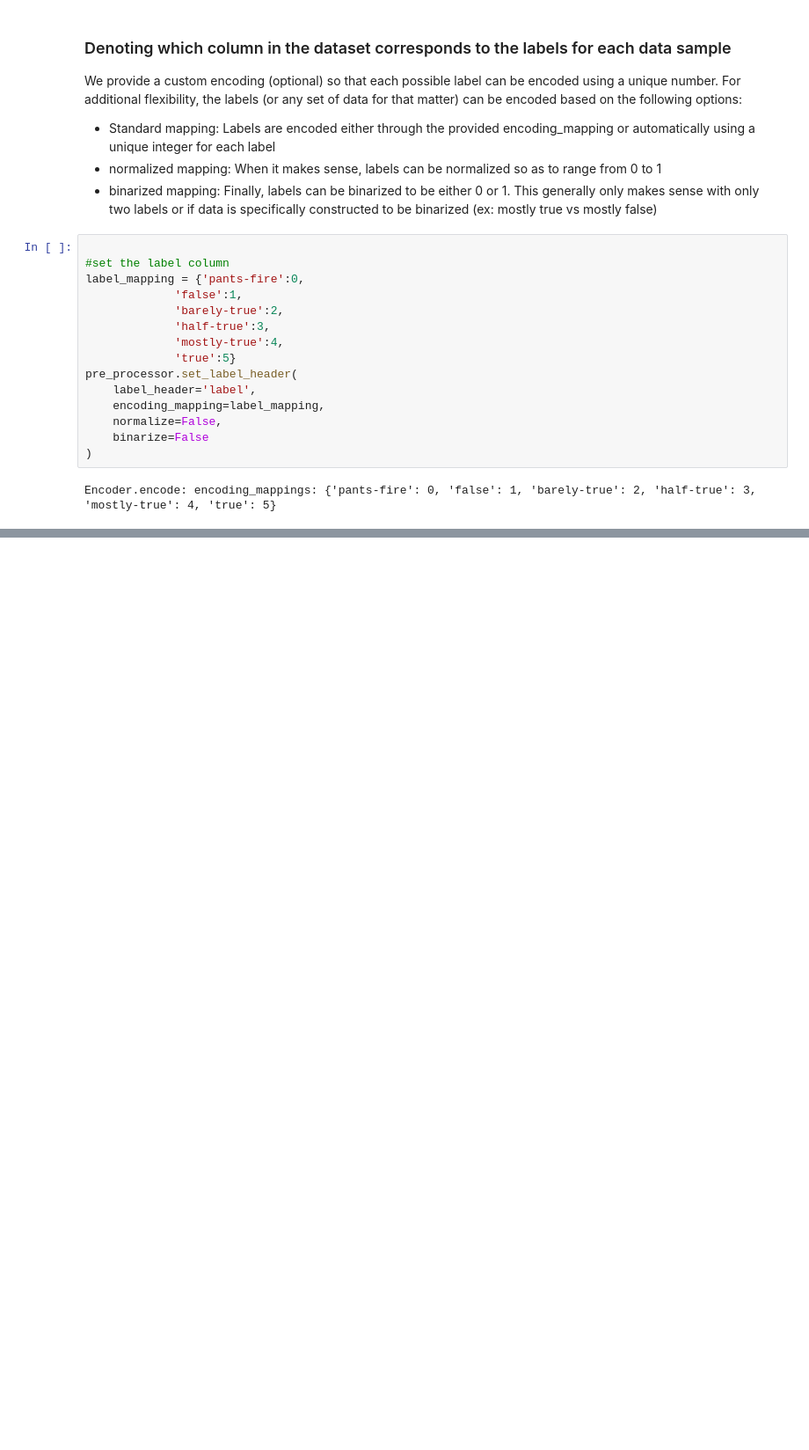
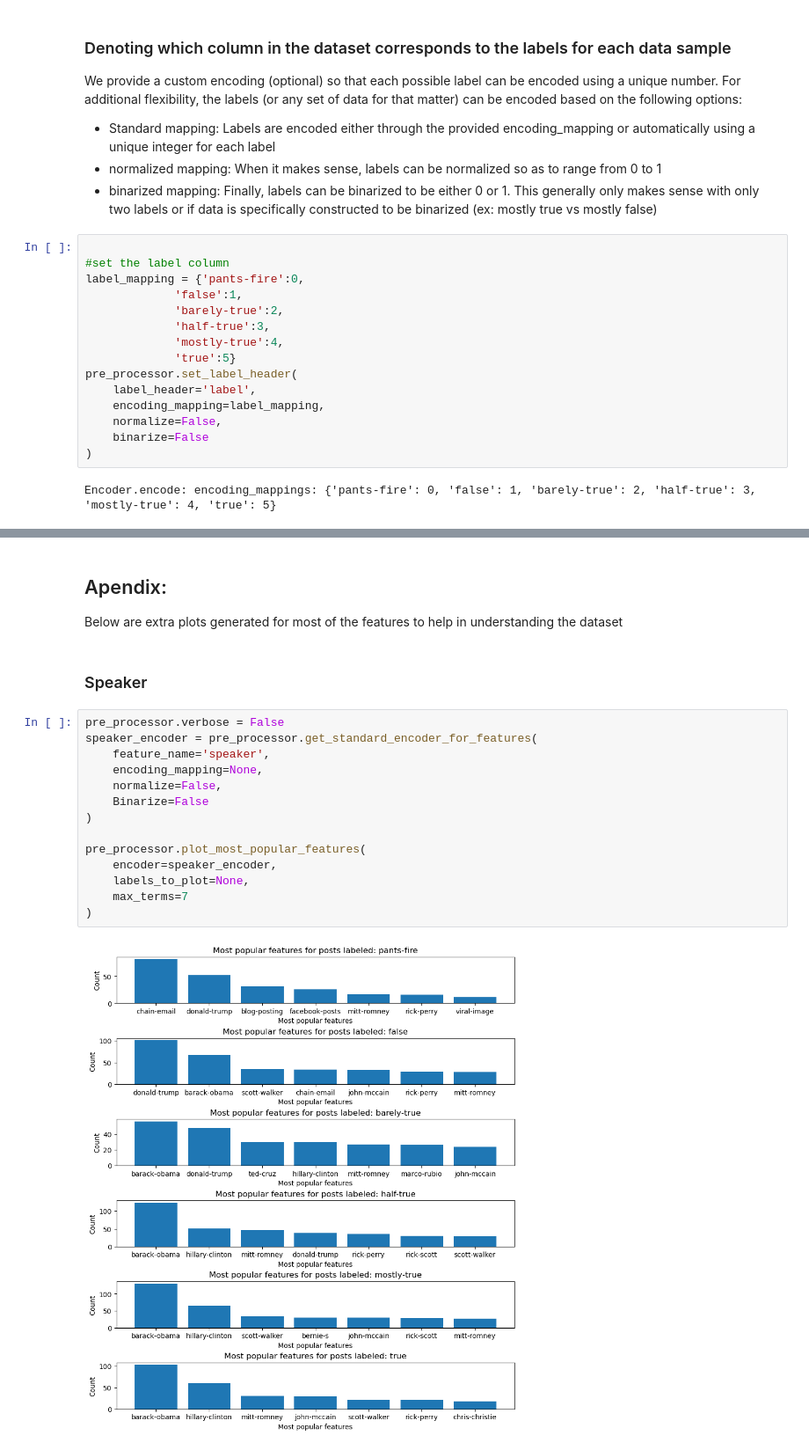
Before and after one commit to gsriddler/sta561project, a Jupyter notebook: preprocess/PreProcessor_demo.ipynb, the cells around one changed output, grey strips where cells are left out. Shown at 88% size. Saved outputs shown, nothing was run; the diff lists cells and outputs as text; blank space fills up the shorter version.

```diff
--- a/preprocess/PreProcessor_demo.ipynb
+++ b/preprocess/PreProcessor_demo.ipynb
@@ -86,0 +166,22 @@ print(counts)
+# %% [markdown]
+## Apendix:
+
+Below are extra plots generated for most of the features to help in understanding the dataset
+# %% [markdown]
+### Speaker
+# %%
+pre_processor.verbose = False
+speaker_encoder = pre_processor.get_standard_encoder_for_features(
+    feature_name='speaker',
+    encoding_mapping=None,
+    normalize=False,
+    Binarize=False
+)
+
+pre_processor.plot_most_popular_features(
+    encoder=speaker_encoder,
+    labels_to_plot=None,
+    max_terms=7
+)
+# %% [output]
+[figure, added]
```
Also changed, not shown: parts of 20 cells of this notebook, 3 other files.
